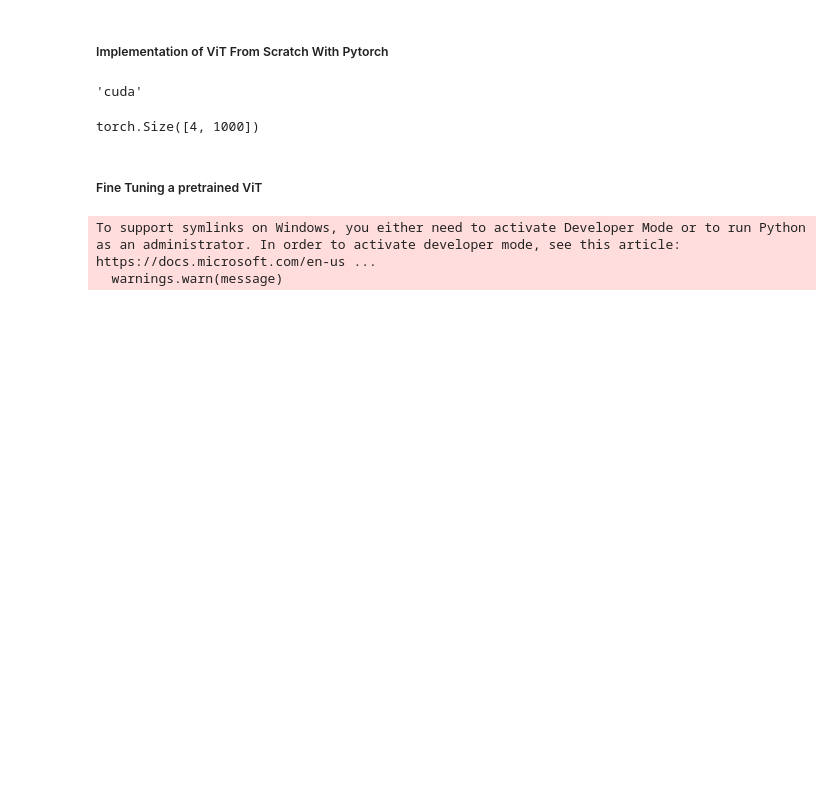
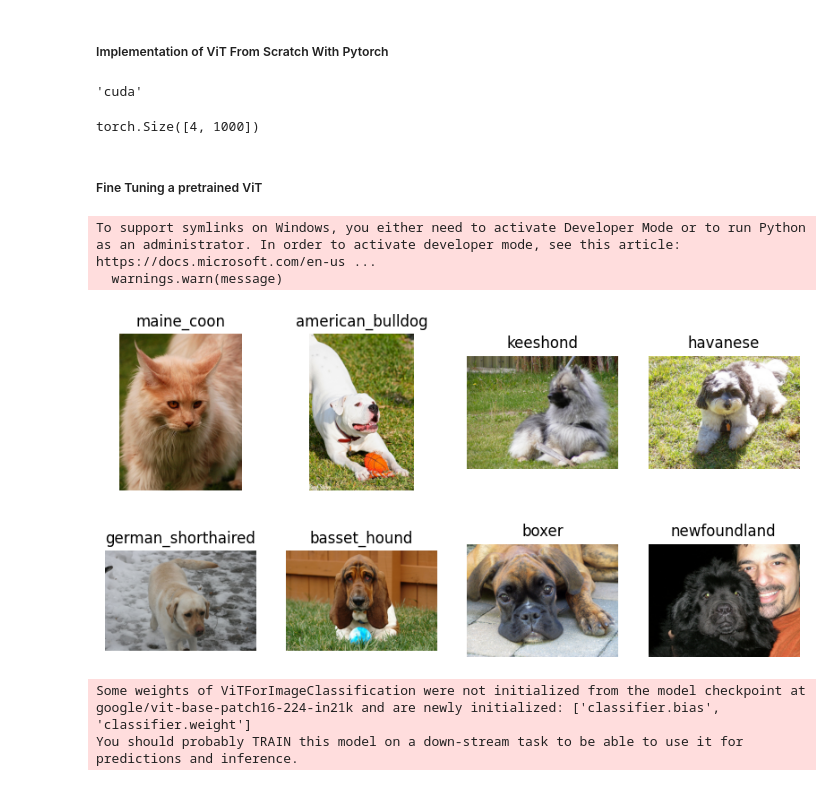
Before and after one commit to Portia-dot/VisionAndMultimodalTransformers, a Jupyter notebook: ViT.ipynb, the cells around one changed output. Drawn from its saved outputs; the diff is of its cells as text; code cells hidden in the pictures; blank space fills up the shorter version.

```diff
--- a/ViT.ipynb
+++ b/ViT.ipynb
@@ -86,4 +86,24 @@ pets = load_dataset('timm/oxford-iiit-pet')
 To support symlinks on Windows, you either need to activate Developer Mode or to run Python as an administrator. In order to activate developer mode, see this article: https://docs.microsoft.com/en-us ...
   warnings.warn(message)
 # %%
-####
+import matplotlib.pyplot as plt
+num_rows, num_col = 2, 4
+plt.figure(figsize=( num_col * 2.5, num_rows * 2.5))
+class_names = pets['train'].features['label'].names
+for i in range(num_rows * num_col):
+    plt.subplot(num_rows, num_col, i + 1)
+    example = pets['train'][i]
+    plt.imshow(example['image'])
+    plt.title(class_names[example['label']])
+    plt.axis('off')
+# %% [output]
+[figure, added]
+# %%
+from transformers import ViTForImageClassification, AutoImageProcessor
+
+model_id = 'google/vit-base-patch16-224-in21k'
+vit_model = ViTForImageClassification.from_pretrained(model_id, num_labels=37)
+vit_processor = AutoImageProcessor.from_pretrained(model_id, use_fast=True)
+# %% [output]
+Some weights of ViTForImageClassification were not initialized from the model checkpoint at google/vit-base-patch16-224-in21k and are newly initialized: ['classifier.bias', 'classifier.weight']
+You should probably TRAIN this model on a down-stream task to be able to use it for predictions and inference.
```
Also changed, not shown: parts of 9 cells of this notebook.
